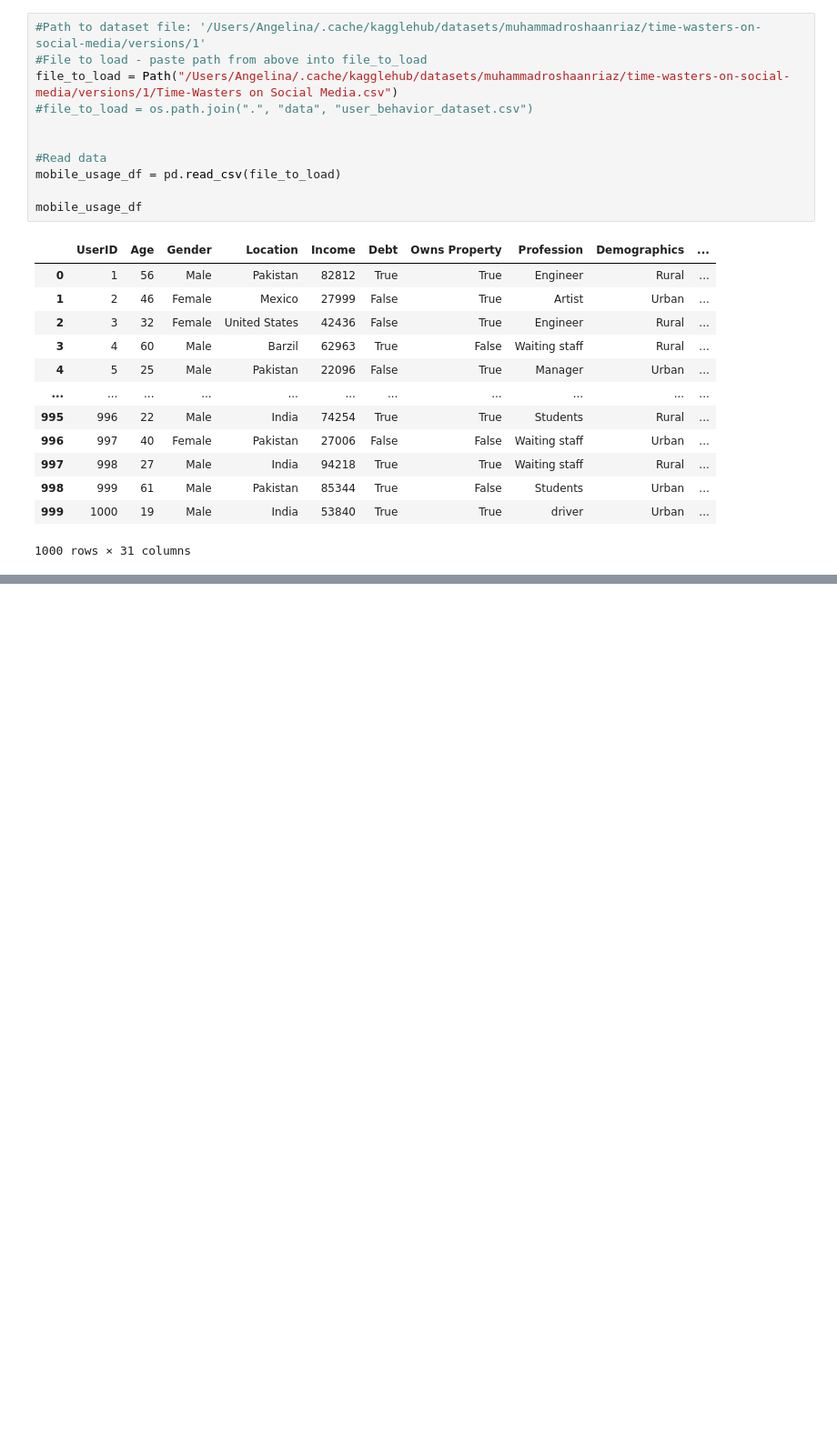
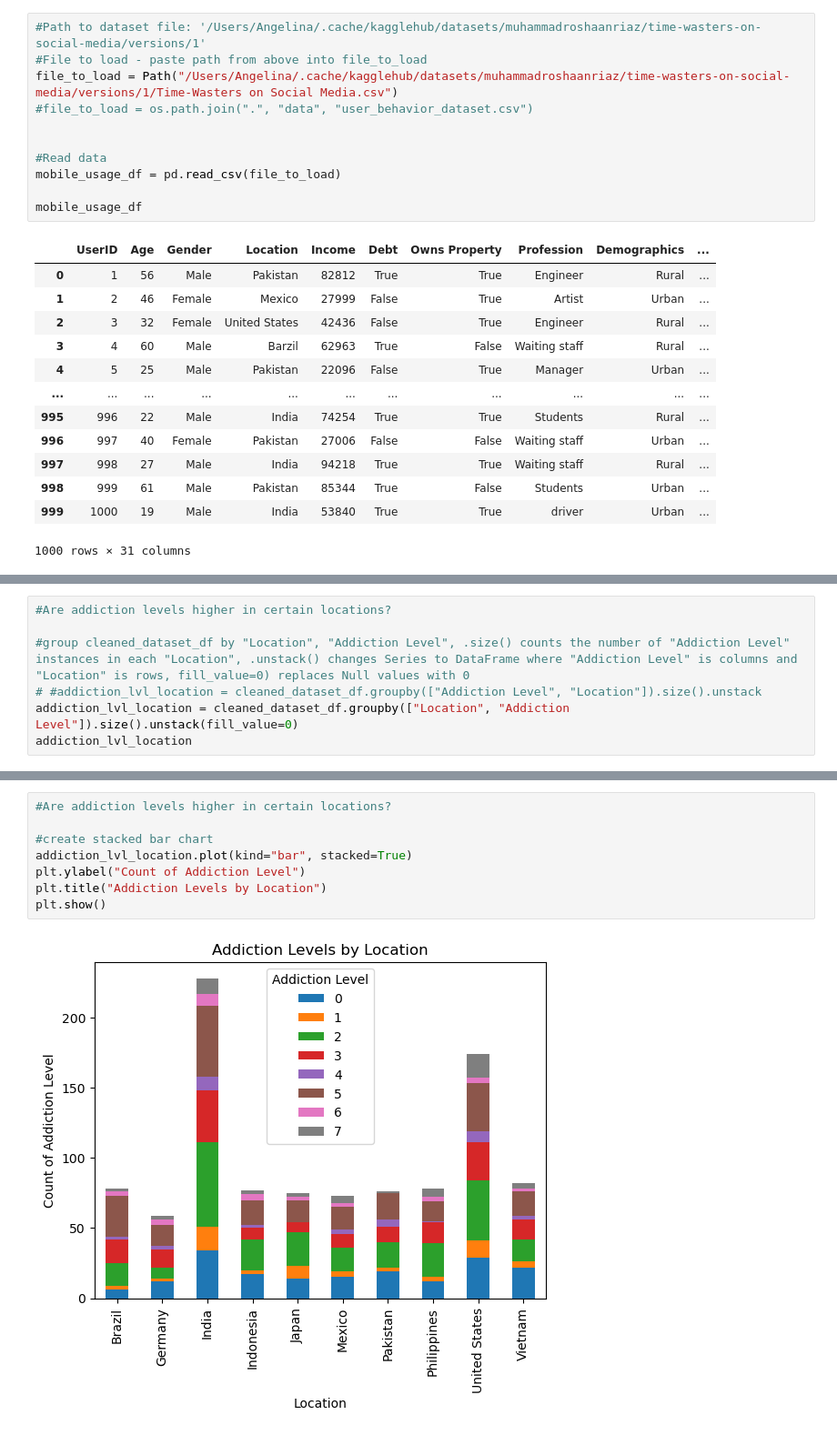
Before and after one commit to wrighang/project_01_team_11, a Jupyter notebook: angelina_Time-Wasters on Social Media.ipynb, the cells around one changed output, grey strips where cells are left out. Shown: that part at 91% size. Cells and saved outputs as stored; diff of their text form; blank space fills up the shorter version.

```diff
--- a/angelina_Time-Wasters on Social Media.ipynb
+++ b/angelina_Time-Wasters on Social Media.ipynb
@@ -55,0 +336,7 @@ mobile_usage_df
+# %%
+#Are addiction levels higher in certain locations?
+
+#group cleaned_dataset_df by "Location", "Addiction Level", .size() counts the number of "Addiction Level" instances in each "Location", .unstack() changes Series to DataFrame where "Addiction Level" is columns and "Location" is rows, fill_value=0) replaces Null values with 0
+# #addiction_lvl_location = cleaned_dataset_df.groupby(["Addiction Level", "Location"]).size().unstack
+addiction_lvl_location = cleaned_dataset_df.groupby(["Location", "Addiction Level"]).size().unstack(fill_value=0)
+addiction_lvl_location
@@ -55,0 +356,10 @@ mobile_usage_df
+# %%
+#Are addiction levels higher in certain locations?
+
+#create stacked bar chart
+addiction_lvl_location.plot(kind="bar", stacked=True)
+plt.ylabel("Count of Addiction Level")
+plt.title("Addiction Levels by Location")
+plt.show()
+# %% [output]
+[figure, added]
```
Also changed, not shown: parts of 33 cells of this notebook, 4 other files.
